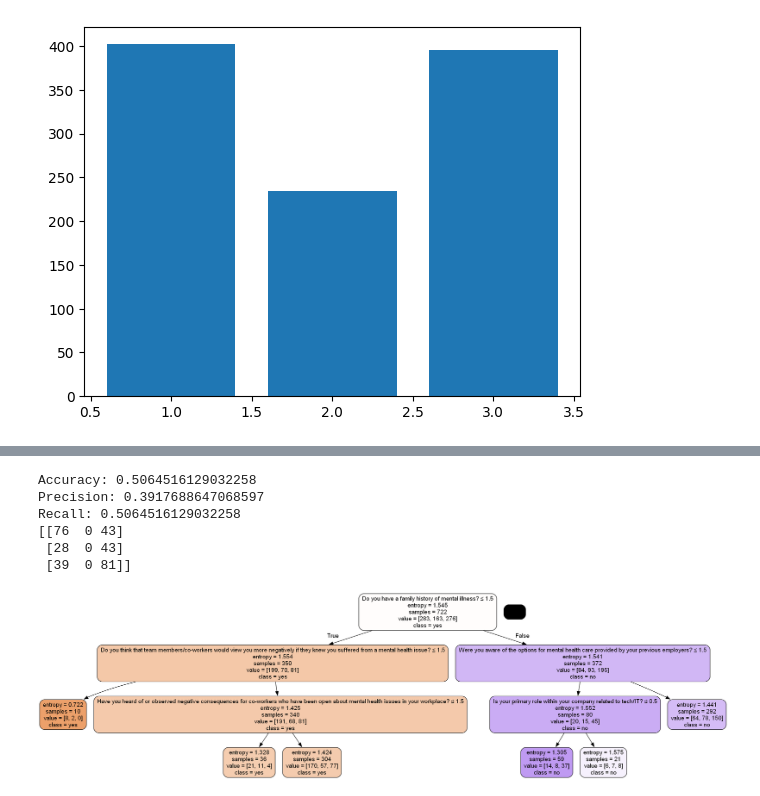
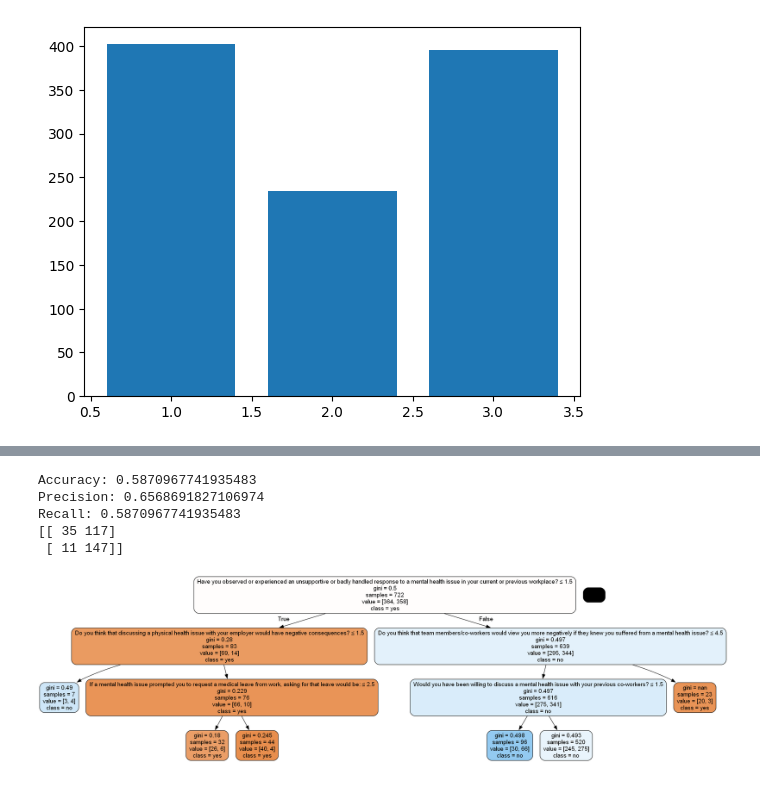
Before and after one commit to petz15/DS4ORG_unibe, a Jupyter notebook: 2016_analysis_peterb.ipynb, the cells around one changed output, grey strips where cells are left out. Saved outputs shown, nothing was run; the diff lists cells and outputs as text; code cells hidden in the pictures.

```diff
--- a/2016_analysis_peterb.ipynb
+++ b/2016_analysis_peterb.ipynb
@@ -1081,6 +1081,18 @@ What is your gender?
 2    0.233538
 3    0.026799
 Name: proportion, dtype: float64
+# %%
+#recasting gender as dummy variable
+
+dummies_gender = pd.get_dummies(df_2016['What is your gender?'])
+
+df_2016 = df_2016.join(dummies_gender)
+
+df_2016 = df_2016.rename(columns= {1:'Male', 2:'Female', 3:'Other'})
+
+df_2016['Male'] = df_2016['Male'].astype(int)
+df_2016['Female'] = df_2016['Female'].astype(int)
+df_2016['Other'] = df_2016['Other'].astype(int)
 # %%
 # Which Country currently living in
 
@@ -1427,10 +1429,7 @@ Name: count, dtype: int64
 # %%
-#classification
+#another classification if somebody has been diagnosed by a professional
 
-from sklearn.tree import DecisionTreeClassifier
-from sklearn.model_selection import train_test_split
-
-df_2016_class = df_2016.drop(df_2016[df_2016['How many employees does your company or organization have?'] < 1].index)
+df_2016_class_2 = df_2016.drop(df_2016[df_2016['How many employees does your company or organization have?'] < 1].index)
 
 
 features = [
@@ -1465,51 +1464,48 @@ features = [
        'Would you bring up a mental health issue with a potential employer in an interview?',
        'Do you think that team members/co-workers would view you more negatively if they knew you suffered from a mental health issue?',
        'How willing would you be to share with friends and family that you have a mental illness?',
        'Have you observed or experienced an unsupportive or badly handled response to a mental health issue in your current or previous workplace?',
        'Have your observations of how another individual who discussed a mental health disorder made you less likely to reveal a mental health issue yourself in your current workplace?',
-       'Do you have a family history of mental illness?',
+      #  'Do you have a family history of mental illness?',
     #    'Have you had a mental health disorder in the past?',
     #    'Do you currently have a mental health disorder?',
     #    'Have you been diagnosed with a mental health condition by a medical professional?',
       #  'Have you ever sought treatment for a mental health issue from a mental health professional?',
        'What is your age?',
-       'What is your gender?',
+       'Male',
+       'Female',
+       'Other',
        'What country do you live in?',
        'Do you work remotely?'
 
 
 ]
 
-X = df_2016_class[features]
-y = df_2016_class['Do you currently have a mental health disorder?']
-X_train, X_test, y_train, y_test = train_test_split(X, y, test_size=0.3, random_state=1)
+X = df_2016_class_2[features]
+y = df_2016_class_2['Have you been diagnosed with a mental health condition by a medical professional?']
+X_train, X_test, y_train, y_test = train_test_split(X, y, test_size=0.3, random_state=42)
 
-DT = DecisionTreeClassifier(criterion="entropy", max_depth=3)
+DT = DecisionTreeClassifier(criterion="gini", max_depth=3)
 DT = DT.fit(X_train, y_train)
 y_pred = DT.predict(X_test)
 
-from sklearn import metrics
+
 print("Accuracy:",metrics.accuracy_score(y_test, y_pred))
 print("Precision:",metrics.precision_score(y_test, y_pred, average='weighted'))
 print("Recall:",metrics.recall_score(y_test, y_pred, average='weighted'))
 print(metrics.confusion_matrix(y_test, y_pred))
 
-from IPython.display import Image
-from sklearn.tree import export_graphviz
-import pydotplus
-from six import StringIO
 
 dot_data = StringIO()
-export_graphviz(DT, out_file=dot_data, filled=True, rounded=True, special_characters=True, feature_names = features, class_names=['yes', 'maybe', 'no'])
+export_graphviz(DT, out_file=dot_data, filled=True, rounded=True, special_characters=True, feature_names = features, class_names=['yes', 'no'])
 graph = pydotplus.graph_from_dot_data(dot_data.getvalue())
-graph.write_png('DT.png')
+
 Image(graph.create_png())
 # %% [output]
-Accuracy: 0.5064516129032258
-Precision: 0.3917688647068597
-Recall: 0.5064516129032258
-[[76  0 43]
- [28  0 43]
- [39  0 81]]
+Accuracy: 0.5870967741935483
+Precision: 0.6568691827106974
+Recall: 0.5870967741935483
+[[ 35 117]
+ [ 11 147]]
-[figure, old version]
+[figure, new version]
 # %%
```
Also changed, not shown: parts of 11 cells of this notebook, 1 other file.
